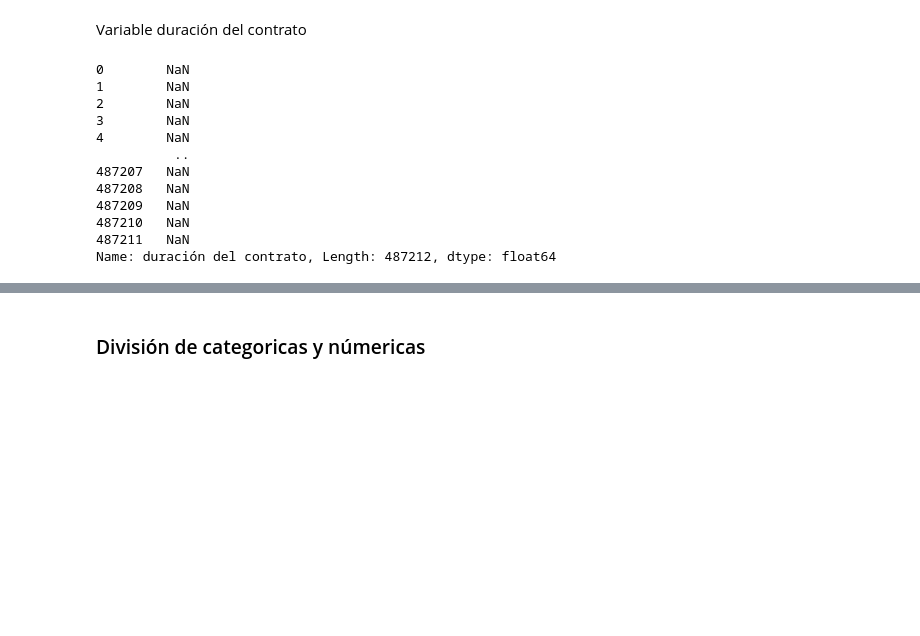
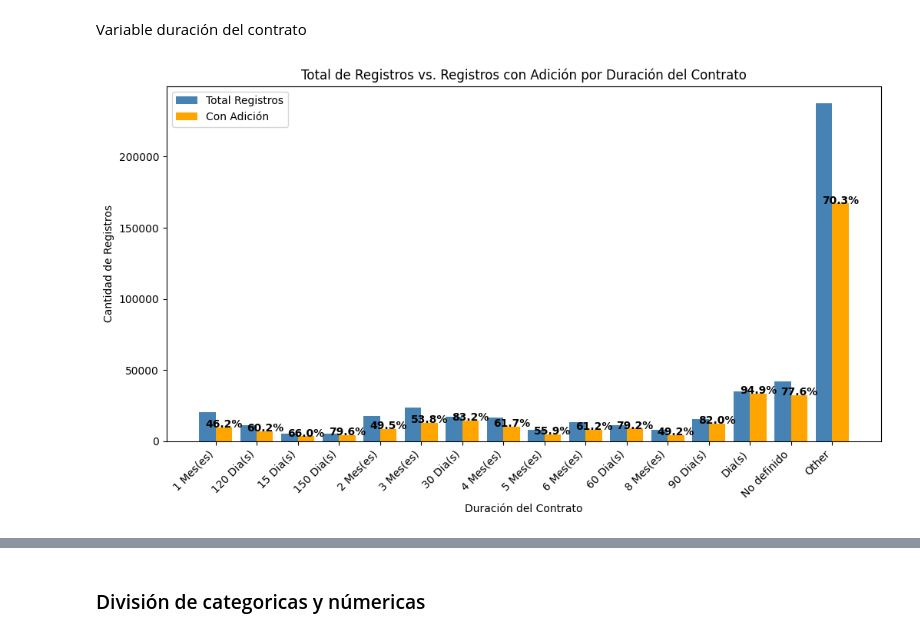
Before and after one commit to Marcocruz88/Repositoriotesis, a Jupyter notebook: Analisis exploratorio 1.ipynb, the cells around one changed output, grey strips where cells are left out. Drawn from its saved outputs; the diff is of its cells as text; code cells hidden in the pictures; blank space fills up the shorter version.

Commit message:
Gráficas hasta nombre ordenador del gasto

```diff
--- a/Analisis exploratorio 1.ipynb
+++ b/Analisis exploratorio 1.ipynb
@@ -2228,18 +2228,45 @@ plt.show()
 [figure]
 # %% [markdown]
 Variable duración del contrato
-# %%
-df["duración del contrato"]
-# %% [output]
-0        NaN
-1        NaN
-2        NaN
-3        NaN
-4        NaN
-          ..
-487207   NaN
-487208   NaN
-487209   NaN
-487210   NaN
-487211   NaN
-Name: duración del contrato, Length: 487212, dtype: float64
+# %%
+# Contar total de registros por duración del contrato
+total_por_duracion = df['duración del contrato'].value_counts()
+
+# Contar solo los registros con Adicion = 1
+adicion_por_duracion = df[df['Adicion'] == 1]['duración del contrato'].value_counts()
+
+# Unir ambas series en un DataFrame
+df_duracion = pd.DataFrame({'Total Registros': total_por_duracion, 'Con Adición': adicion_por_duracion}).fillna(0)
+
+# Calcular el porcentaje de adición
+df_duracion["% Adición"] = (df_duracion["Con Adición"] / df_duracion["Total Registros"]) * 100
+
+# Configurar las posiciones de las barras
+x = np.arange(len(df_duracion))
+width = 0.4
+
+# Crear la figura y los ejes
+fig, ax = plt.subplots(figsize=(12, 6))
+
+# Barras de Total Registros
+bars1 = ax.bar(x - width/2, df_duracion['Total Registros'], width, label='Total Registros', color='steelblue')
+
+# Barras de Con Adición
+bars2 = ax.bar(x + width/2, df_duracion['Con Adición'], width, label='Con Adición', color='orange')
+
+# Agregar el porcentaje de adición sobre cada barra de "Con Adición"
+for i, v in enumerate(df_duracion["% Adición"]):
+    ax.text(x[i] + width/2, df_duracion["Con Adición"].iloc[i] + 5, f"{v:.1f}%", ha="center", fontsize=10, color="black", fontweight="bold")
+
+# Configuración del gráfico
+ax.set_xticks(x)
+ax.set_xticklabels(df_duracion.index, rotation=45, ha="right")
+ax.set_xlabel("Duración del Contrato")
+ax.set_ylabel("Cantidad de Registros")
+ax.set_title("Total de Registros vs. Registros con Adición por Duración del Contrato")
+ax.legend()
+
+# Mostrar la gráfica
+plt.show()
+# %% [output]
+[figure, added]
```
Also changed, not shown: parts of 5 cells of this notebook.
